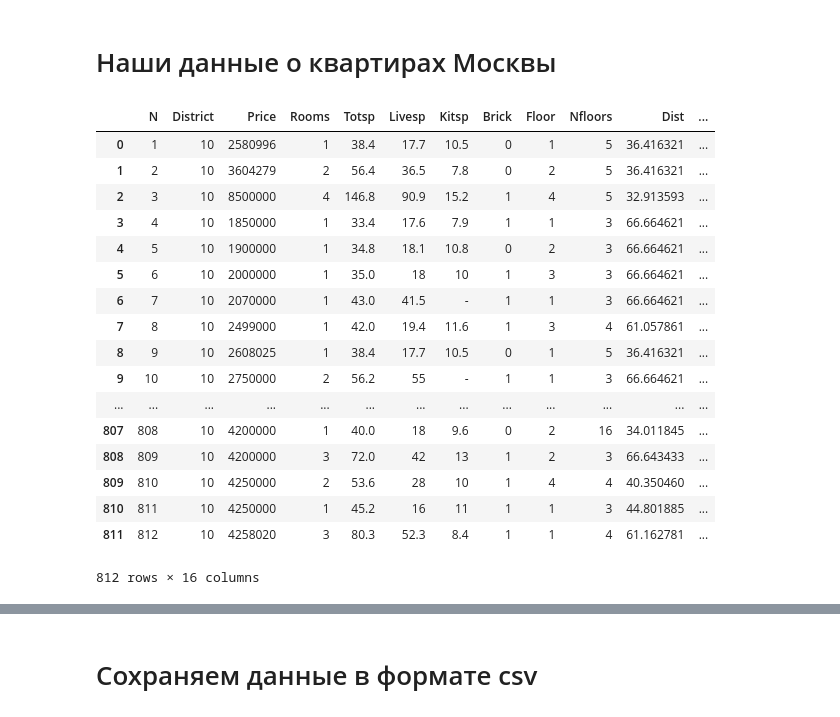
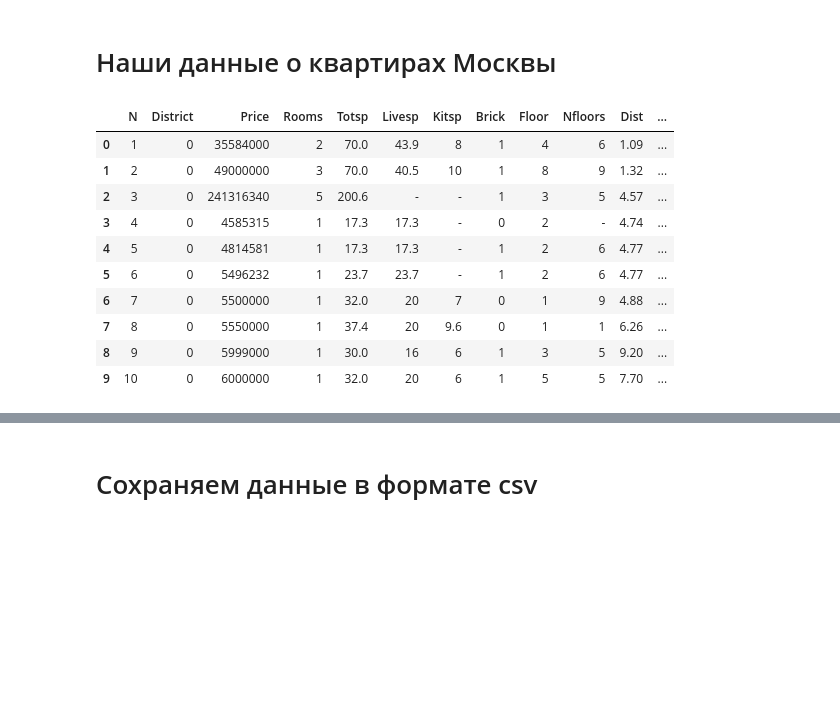
Before and after one commit to kotikkonstantin/CIAN, a Jupyter notebook: CMF_CIAN_parser.ipynb, the cells around one changed output, grey strips where cells are left out. Drawn from its saved outputs; the diff is of its cells as text; code cells hidden in the pictures; blank space fills up the shorter version.

```diff
--- a/CMF_CIAN_parser.ipynb
+++ b/CMF_CIAN_parser.ipynb
@@ -694,12 +631,16 @@ def Kitsp(flat_page):
         if "кухни" in fragmentation[i]:
             area_kit_not_num = fragmentation[i+1] #площадь кухни в не числовом формате
 
-    if ',' in area_kit_not_num:
-        area_kit_not_num = area_kit_not_num.replace(',','.')
-    try:
-        return float(area_kit_not_num)
-    except:
-        return '-'
+            if ',' in area_kit_not_num:
+                area_kit_not_num = area_kit_not_num.replace(',','.')
+                try:
+                    return float(area_kit_not_num)
+                except:
+                    return '-'
+            try:
+                return float(area_kit_not_num)
+            except:
+                return '-'
 # %%
  Kitsp(flat_page)
 # %% [output]
@@ -714,9 +655,8 @@ flatStats['Kitsp'] += [Kitsp(flat_page)]
 ## Функция как рабочий инструмент, который позволяет получать эти данные
 # %%
 #эта функция выполняет все приведенные выше действия для каждой из квартир, из каждого округа Москвы
+#N_pages -- число рассматриваемых страниц с квартирами
 def get_DATA_district(data,N_pages=30):
-    #число рассматриваемых страниц с квартирами
-    N_pages = 30
 
     #ЦАО
     if data == 'CAO':
@@ -849,33 +789,38 @@ data = ['CAO', 'SAO', 'SVAO', 'VAO', 'UVAO','UAO','UZAO','ZAO','SZAO','NAO','TAO
 # %% [markdown]
 # Данные о продаваемых квартирах со всех округов Москвы
 # %%
-#Выгрузка данных в формате DataFrame
-INFO_about_selling_floats = pd.concat([get_DATA_district('CAO'), get_DATA_district('SAO'),get_DATA_district('SVAO'),get_DATA_district('VAO'),get_DATA_district('UVAO'),get_DATA_district('UAO'), get_DATA_district('UZAO'),get_DATA_district('ZAO'),get_DATA_district('SZAO'),get_DATA_district('NAO'), get_DATA_district('TAO')])
+CAO = get_DATA_district('CAO')
+SAO = get_DATA_district('SAO')
+SVAO = get_DATA_district('SVAO')
+VAO = get_DATA_district('VAO')
+UVAO = get_DATA_district('UVAO')
+UAO = get_DATA_district('UAO')
+UZAO = get_DATA_district('UZAO')
+ZAO = get_DATA_district('ZAO')
+SZAO = get_DATA_district('SZAO')
+NAO = get_DATA_district('NAO')
+TAO = get_DATA_district('TAO')
 # %%
+#Объединение данных по каждому округу
+INFO_about_selling_flats = pd.concat([CAO, SAO, SVAO, VAO, UVAO, UAO, UZAO, ZAO, SZAO, NAO, TAO],ignore_index=True)
+
 #Порядковые номера квартиры
-N = pd.DataFrame(np.arange(1, len(INFO_about_selling_floats)+1), columns =['N'])
-#Добавим в DataFrame порядковый номер квартиры
-INFO_about_selling_floats = pd.concat([N,INFO_about_selling_floats],1)
+N = pd.DataFrame(np.arange(1, len(INFO_about_selling_flats)+1), columns =['N'])
+#Добавим их в данные о квартирах
+INFO_about_selling_flats = pd.concat([N,INFO_about_selling_flats],axis = 1)
 # %% [markdown]
 # Наши данные о квартирах Москвы
-# %%
-INFO_about_selling_floats
-# %% [output]
-|  | N | District | Price | Rooms | Totsp | Livesp | Kitsp | Brick | Floor | Nfloors | Dist | ... |
-| 0 | 1 | 10 | 2580996 | 1 | 38.4 | 17.7 | 10.5 | 0 | 1 | 5 | 36.416321 | ... |
-| 1 | 2 | 10 | 3604279 | 2 | 56.4 | 36.5 | 7.8 | 0 | 2 | 5 | 36.416321 | ... |
-| 2 | 3 | 10 | 8500000 | 4 | 146.8 | 90.9 | 15.2 | 1 | 4 | 5 | 32.913593 | ... |
-| 3 | 4 | 10 | 1850000 | 1 | 33.4 | 17.6 | 7.9 | 1 | 1 | 3 | 66.664621 | ... |
-| 4 | 5 | 10 | 1900000 | 1 | 34.8 | 18.1 | 10.8 | 0 | 2 | 3 | 66.664621 | ... |
-| 5 | 6 | 10 | 2000000 | 1 | 35.0 | 18 | 10 | 1 | 3 | 3 | 66.664621 | ... |
-| 6 | 7 | 10 | 2070000 | 1 | 43.0 | 41.5 | - | 1 | 1 | 3 | 66.664621 | ... |
-| 7 | 8 | 10 | 2499000 | 1 | 42.0 | 19.4 | 11.6 | 1 | 3 | 4 | 61.057861 | ... |
-| 8 | 9 | 10 | 2608025 | 1 | 38.4 | 17.7 | 10.5 | 0 | 1 | 5 | 36.416321 | ... |
-| 9 | 10 | 10 | 2750000 | 2 | 56.2 | 55 | - | 1 | 1 | 3 | 66.664621 | ... |
-| ... | ... | ... | ... | ... | ... | ... | ... | ... | ... | ... | ... | ... |
-| 807 | 808 | 10 | 4200000 | 1 | 40.0 | 18 | 9.6 | 0 | 2 | 16 | 34.011845 | ... |
-| 808 | 809 | 10 | 4200000 | 3 | 72.0 | 42 | 13 | 1 | 2 | 3 | 66.643433 | ... |
-| 809 | 810 | 10 | 4250000 | 2 | 53.6 | 28 | 10 | 1 | 4 | 4 | 40.350460 | ... |
-| 810 | 811 | 10 | 4250000 | 1 | 45.2 | 16 | 11 | 1 | 1 | 3 | 44.801885 | ... |
-| 811 | 812 | 10 | 4258020 | 3 | 80.3 | 52.3 | 8.4 | 1 | 1 | 4 | 61.162781 | ... |
-812 rows × 16 columns
+# %%
+INFO_about_selling_flats.head(10)
+# %% [output]
+|  | N | District | Price | Rooms | Totsp | Livesp | Kitsp | Brick | Floor | Nfloors | Dist | ... |
+| 0 | 1 | 0 | 35584000 | 2 | 70.0 | 43.9 | 8 | 1 | 4 | 6 | 1.09 | ... |
+| 1 | 2 | 0 | 49000000 | 3 | 70.0 | 40.5 | 10 | 1 | 8 | 9 | 1.32 | ... |
+| 2 | 3 | 0 | 241316340 | 5 | 200.6 | - | - | 1 | 3 | 5 | 4.57 | ... |
+| 3 | 4 | 0 | 4585315 | 1 | 17.3 | 17.3 | - | 0 | 2 | - | 4.74 | ... |
+| 4 | 5 | 0 | 4814581 | 1 | 17.3 | 17.3 | - | 1 | 2 | 6 | 4.77 | ... |
+| 5 | 6 | 0 | 5496232 | 1 | 23.7 | 23.7 | - | 1 | 2 | 6 | 4.77 | ... |
+| 6 | 7 | 0 | 5500000 | 1 | 32.0 | 20 | 7 | 0 | 1 | 9 | 4.88 | ... |
+| 7 | 8 | 0 | 5550000 | 1 | 37.4 | 20 | 9.6 | 0 | 1 | 1 | 6.26 | ... |
+| 8 | 9 | 0 | 5999000 | 1 | 30.0 | 16 | 6 | 1 | 3 | 5 | 9.20 | ... |
+| 9 | 10 | 0 | 6000000 | 1 | 32.0 | 20 | 6 | 1 | 5 | 5 | 7.70 | ... |
```
Also changed, not shown: parts of 50 cells of this notebook.
